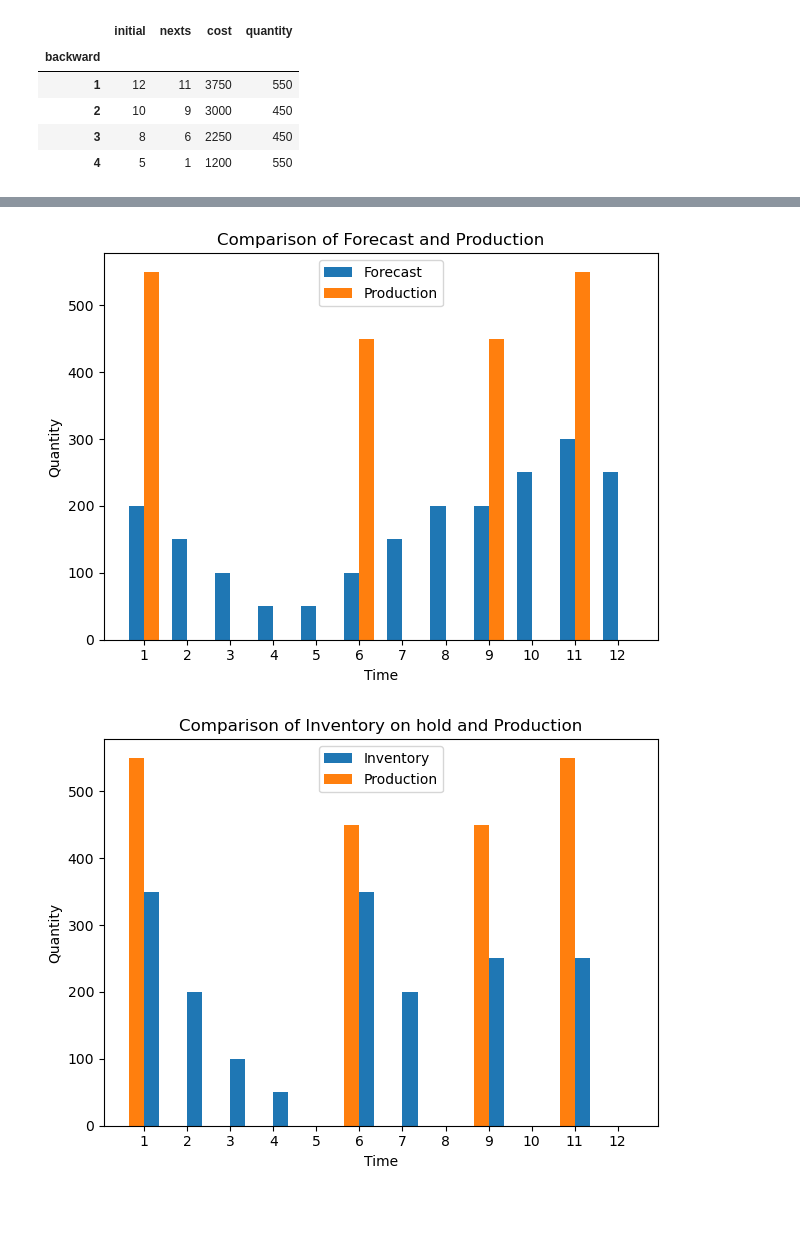
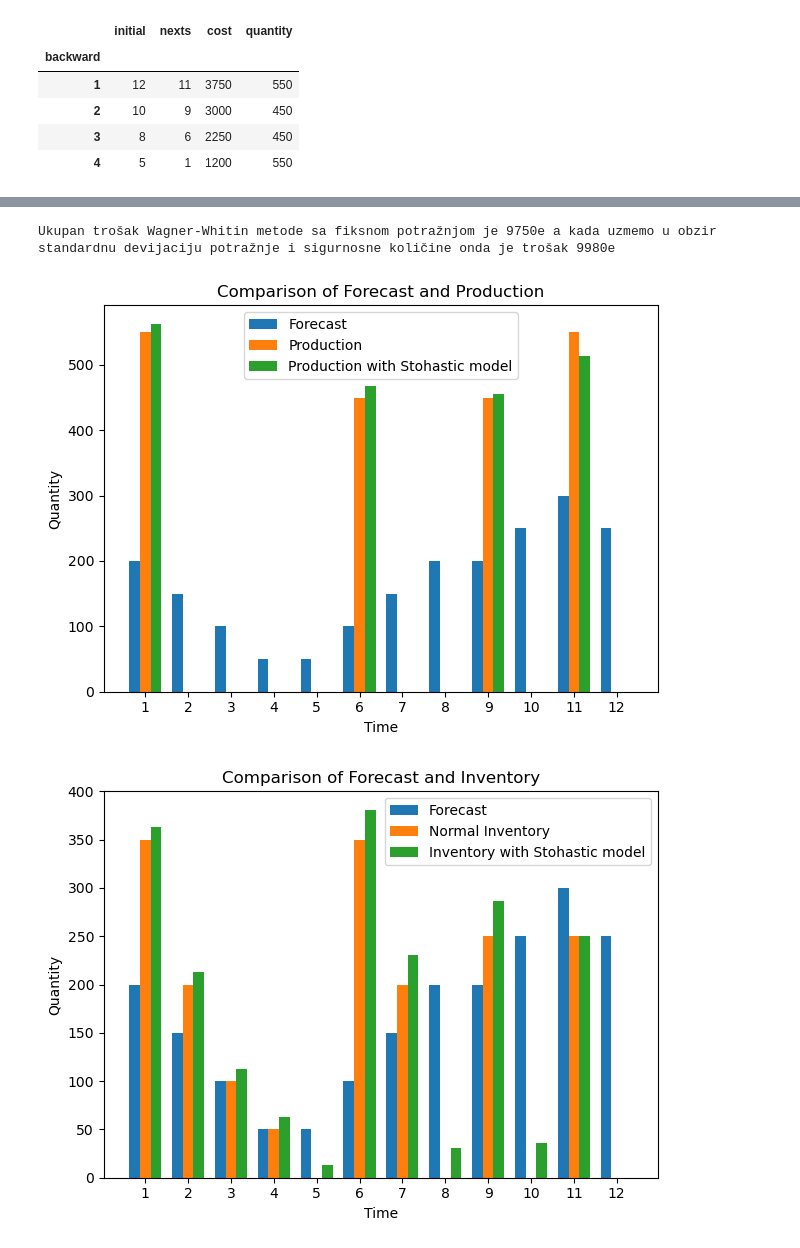
Before and after one commit to JednaKuna/planiranje_proizvodnje, a Jupyter notebook: izracun.ipynb, the cells around one changed output, grey strips where cells are left out. Saved outputs shown, nothing was run; the diff lists cells and outputs as text; code cells hidden in the pictures; blank space fills up the shorter version.

Commit message:
Stohastic model added

```diff
--- a/izracun.ipynb
+++ b/izracun.ipynb
@@ -92,5 +123,0 @@ data_calc
-# %%
-# Transponiramo tablicu za lakšu vizualizaciju
-data_calc = data_calc.set_index('period').drop(['forecast'], axis = 1).T
-
-data_calc
@@ -111,7 +124,7 @@ data_calc
 # %%
 # Pronalazak optimalnog plana proizvodnje
 # Idemo unazad kroz tablicu i tražimo put s najmanjim troškovima - Wagner-Within metoda
-df_results = f.backward(vremenski_period, data, data_calc)
+df_results = f.backward(time_period, data, data_calc)
 
 df_results
 # %% [output]
@@ -148,0 +137,5 @@ Ukupan trošak je 9750e
+# %%
+# Cost table for Wagner-Whitin method with fixed demand
+
+results_final = f.calculation(setUp_cost, holding_cost, production_cost, df_results, data)
+results_final
@@ -148,0 +156,8 @@ Ukupan trošak je 9750e
+# %%
+# Cost table for Wagner-Whitin method with Stohastic demand
+
+detailed_schedule_df_no_leftovers = f.create_detailed_schedule_no_leftovers(
+    optimal_schedule_summary_normal, quantity_per_period, time_period, setUp_cost, holding_cost, production_cost
+)
+
+detailed_schedule_df_no_leftovers
@@ -149,12 +178,19 @@ Ukupan trošak je 9750e
+# %%
+total_cost1 = results_final['Total Costs(inc. Production)'].sum()
+total_cost2 = detailed_schedule_df_no_leftovers['Total Costs(inc. Production)'].sum()
+
+print("Ukupan trošak Wagner-Whitin metode sa fiksnom potražnjom je {}e a kada uzmemo u obzir standardnu devijaciju potražnje i sigurnosne količine onda je trošak {}e".format(total_cost1, total_cost2))
+# %% [output]
+Ukupan trošak Wagner-Whitin metode sa fiksnom potražnjom je 9750e a kada uzmemo u obzir standardnu devijaciju potražnje i sigurnosne količine onda je trošak 9980e
 # %%
 # Graf koji prikazuje tražene količine za isporuku i proizvedene količine
-data_viz.forecast_and_production(results_final)
+data_viz.forecast_and_production(results_final, detailed_schedule_df_no_leftovers)
 # %% [output]
-[figure, old version]
+[figure, new version]
 # %%
 # Graf koji prikazuje zalihe i proizvedene količine
-data_viz.inventory_and_production(results_final)
+data_viz.inventory(results_final, detailed_schedule_df_no_leftovers)
 # %% [output]
-[figure, old version]
+[figure, new version]
 # %%
 # Tablica za usporedbu troškova
```
Also changed, not shown: parts of 16 cells of this notebook, 2 other files.
